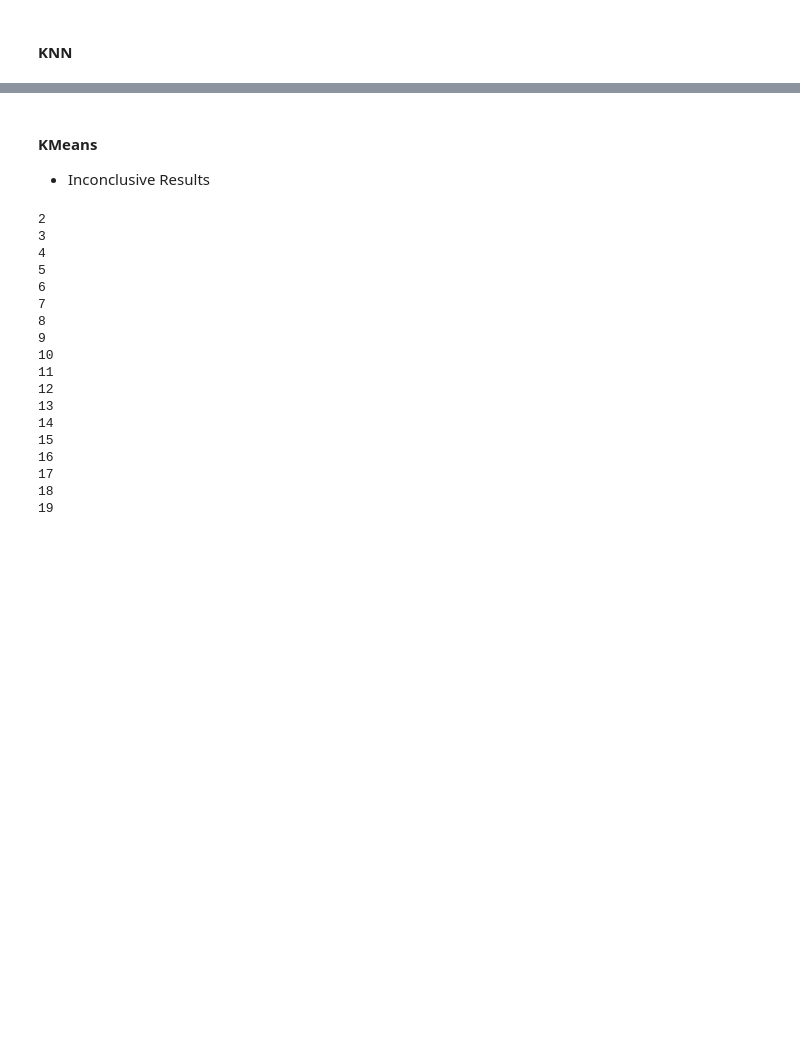
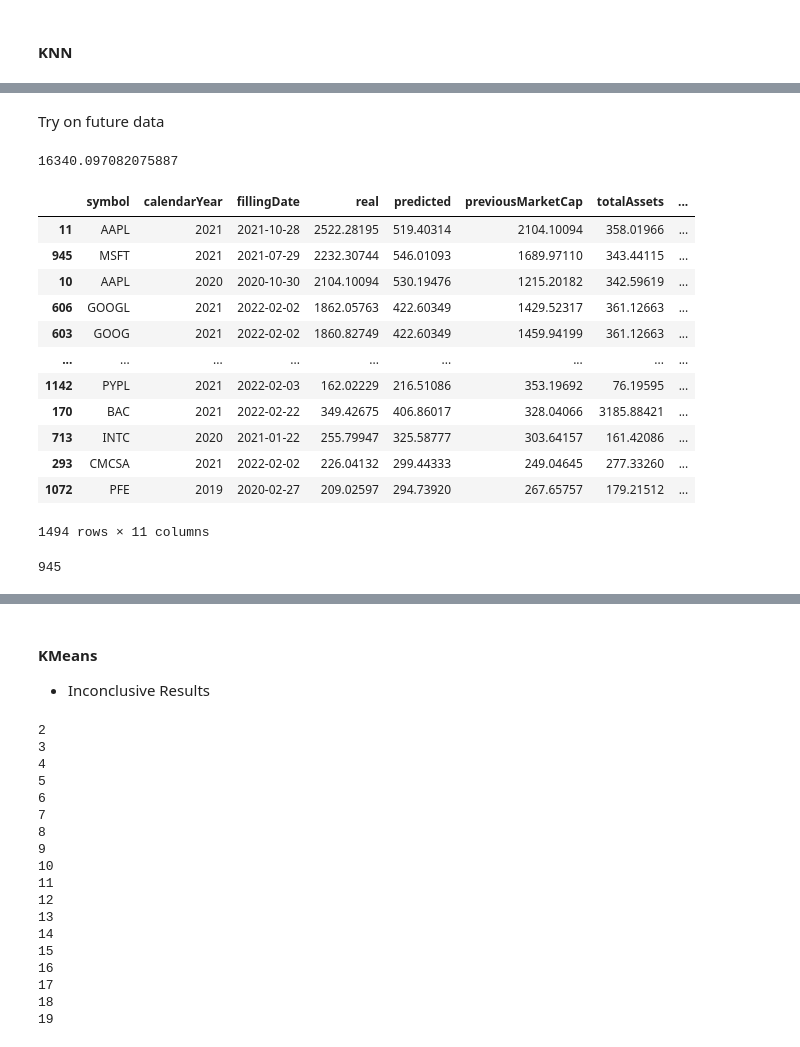
Before and after one commit to FranciscoPala/SP500_constituents_market_cap_estimator, a Jupyter notebook: src/notebooks/model_selection.ipynb, the cells around one changed output, grey strips where cells are left out. Drawn from its saved outputs; the diff is of its cells as text; code cells hidden in the pictures; blank space fills up the shorter version.

```diff
--- a/src/notebooks/model_selection.ipynb
+++ b/src/notebooks/model_selection.ipynb
@@ -47,7 +46,7 @@ separate_data()
 # Train on different models
 # %%
 data = pd.read_csv('../data/processed/present.csv')
-features = data.drop(columns=['target', 'symbol', 'calendarYear', 'filingDate'])
+features = data.drop(columns=['target', 'symbol', 'calendarYear', 'fillingDate'])
 target = data.target
 # %% [markdown]
 #### Train test split
@@ -449,0 +309,27 @@ for a in range(2,15):
+# %%
+params =  {
+    'min_child_weight': 58,
+    'alpha': 0.027230585245890622,
+    'max_depth': 10,
+    'colsample_bytree': 0.505661088108428,
+    'subsample': 0.6226860565996696,
+    'eta': 0.1485581680577813
+  }
+pipe = Pipeline(steps=[
+            ('scaler', PowerTransformer()),
+            ('xgb', XGBRegressor(**params)),
+])
+pipe.fit(X_train,y_train)
+preds_test = pipe.predict(X_test)
+preds_train = pipe.predict(X_train)
+mse_test = mean_squared_error(y_true=np.exp(y_test), y_pred=np.exp(preds_test))
+mse_train = mean_squared_error(y_true=np.exp(y_train), y_pred=np.exp(preds_train))
+print('mse train:', mse_train)
+print('mse test: ', mse_test)
+print('rmse test: ', np.sqrt(mse_test))
+preds = pipe.predict(X_test)
+predictions = pd.DataFrame(zip(np.exp(preds), np.exp(y_test)), columns=['predicted', 'real'], index=X_test.index)
+df_predictions = pd.concat([data.loc[X_test.index,:], predictions], axis=1)
+df_predictions = df_predictions.sort_values(by = ['symbol', 'calendarYear'])[['symbol','calendarYear','fillingDate','real', 'predicted','previousMarketCap']]
+df_predictions['error'] = (df_predictions.predicted - df_predictions.real)
+df_predictions.sort_values(by='error')
@@ -449,0 +353,39 @@ for a in range(2,15):
+# %% [markdown]
+Try on future data
+# %%
+future_data = pd.read_csv('../data/processed/future.csv')
+
+future_features = future_data.drop(columns=['symbol', 'calendarYear', 'fillingDate', 'target'])
+future_target = future_data.target
+# %%
+preds = pipe.predict(future_features)
+mse = mean_squared_error(y_true=future_target, y_pred=np.exp(preds))
+# %%
+mse
+# %% [output]
+16340.097082075887
+# %%
+predictions = pd.DataFrame(zip(np.exp(preds), future_target), columns=['predicted', 'real'], index=future_features.index)
+df_predictions = pd.concat([future_data.loc[future_features.index,:], predictions], axis=1)
+context = ['symbol','calendarYear','fillingDate','real', 'predicted','previousMarketCap', 'totalAssets', 'retainedEarningsToAssets', 'ebitda', 'netDebt']
+df_predictions = df_predictions.sort_values(by = ['symbol', 'calendarYear']).loc[:,context]
+df_predictions['error'] = (df_predictions.predicted - df_predictions.real)
+df_predictions.sort_values(by='error')
+# %% [output]
+|  | symbol | calendarYear | fillingDate | real | predicted | previousMarketCap | totalAssets | ... |
+| 11 | AAPL | 2021 | 2021-10-28 | 2522.28195 | 519.40314 | 2104.10094 | 358.01966 | ... |
+| 945 | MSFT | 2021 | 2021-07-29 | 2232.30744 | 546.01093 | 1689.97110 | 343.44115 | ... |
+| 10 | AAPL | 2020 | 2020-10-30 | 2104.10094 | 530.19476 | 1215.20182 | 342.59619 | ... |
+| 606 | GOOGL | 2021 | 2022-02-02 | 1862.05763 | 422.60349 | 1429.52317 | 361.12663 | ... |
+| 603 | GOOG | 2021 | 2022-02-02 | 1860.82749 | 422.60349 | 1459.94199 | 361.12663 | ... |
+| ... | ... | ... | ... | ... | ... | ... | ... | ... |
+| 1142 | PYPL | 2021 | 2022-02-03 | 162.02229 | 216.51086 | 353.19692 | 76.19595 | ... |
+| 170 | BAC | 2021 | 2022-02-22 | 349.42675 | 406.86017 | 328.04066 | 3185.88421 | ... |
+| 713 | INTC | 2020 | 2021-01-22 | 255.79947 | 325.58777 | 303.64157 | 161.42086 | ... |
+| 293 | CMCSA | 2021 | 2022-02-02 | 226.04132 | 299.44333 | 249.04645 | 277.33260 | ... |
+| 1072 | PFE | 2019 | 2020-02-27 | 209.02597 | 294.73920 | 267.65757 | 179.21512 | ... |
+1494 rows × 11 columns
+# %%
+df_predictions.predicted.idxmax()
+# %% [output]
+945
```
Also changed, not shown: parts of 50 cells of this notebook, 5 other files.
